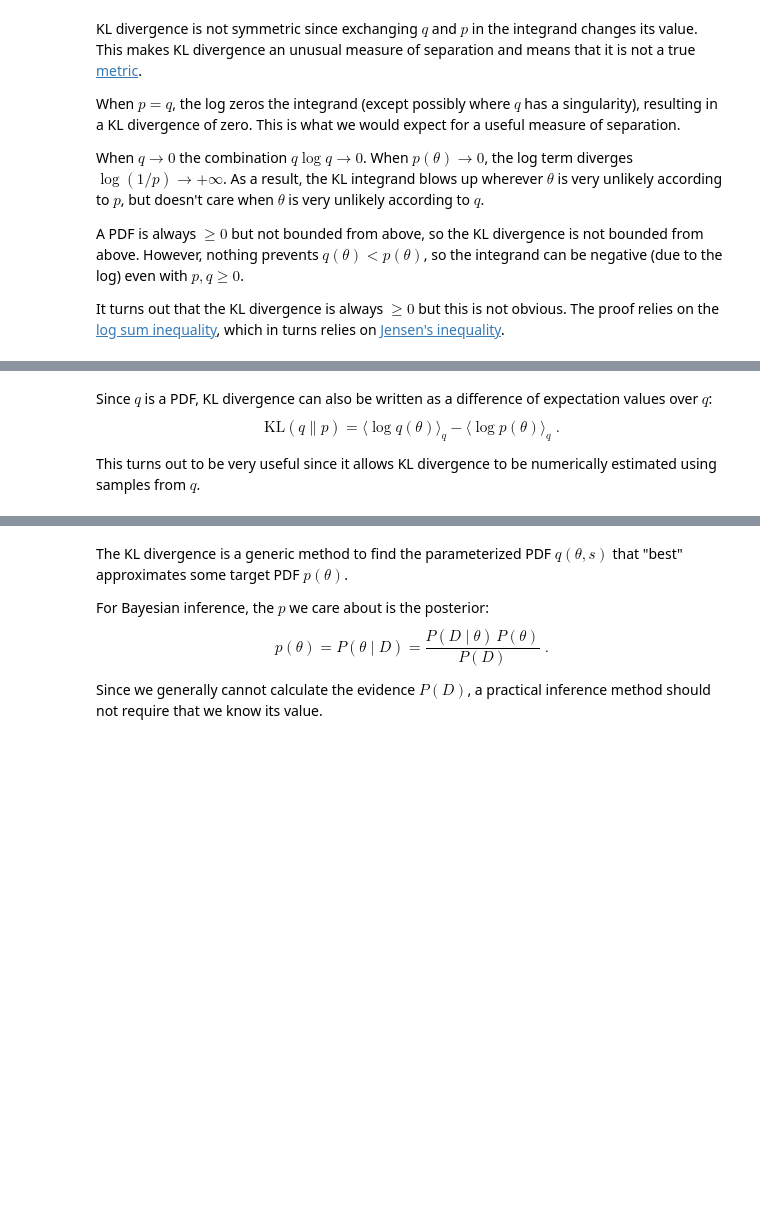
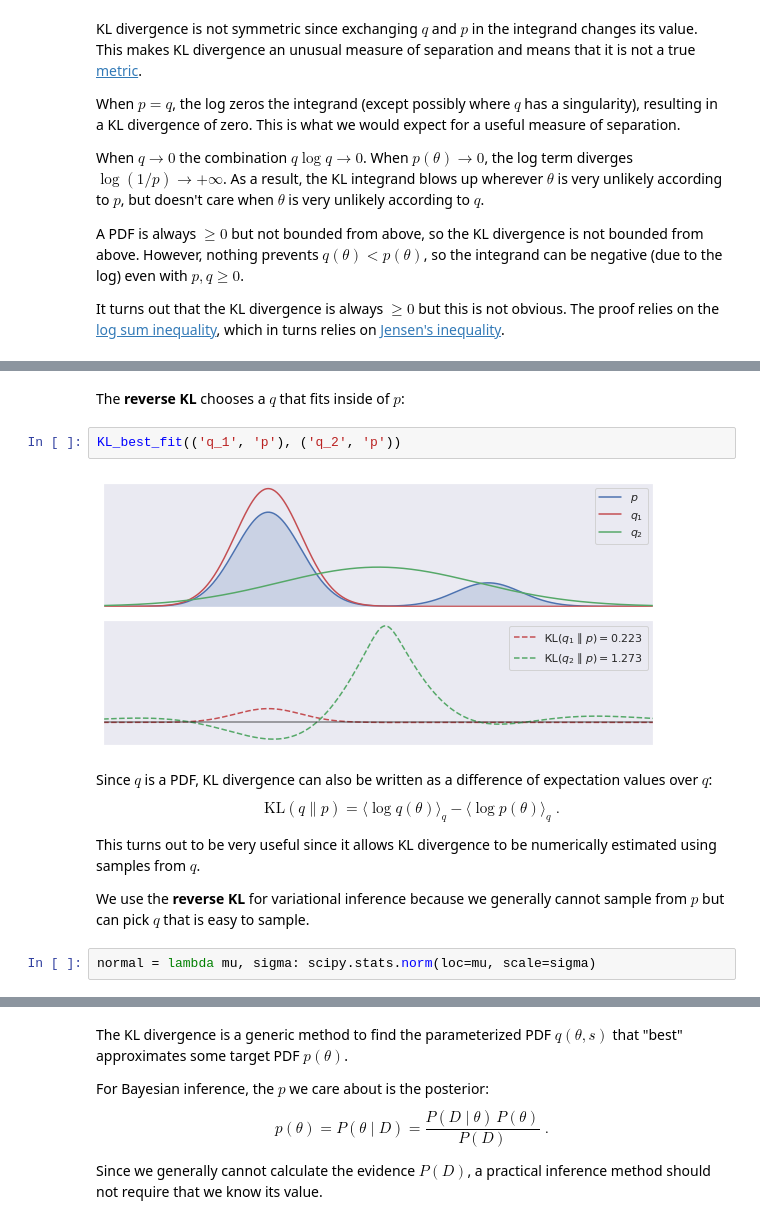
Before and after one commit to dkirkby/kavli2019, a Jupyter notebook: Lecture1.ipynb, the cells around one changed output, grey strips where cells are left out. Drawn from its saved outputs; the diff is of its cells as text; blank space fills up the shorter version.

```diff
--- a/Lecture1.ipynb
+++ b/Lecture1.ipynb
@@ -898,3 +953,9 @@ It turns out that the KL divergence is always $\ge 0$ but this is not obvious. T
+# %% [markdown]
+The **reverse KL** chooses a $q$ that fits inside of $p$:
+# %%
+KL_best_fit(('q_1', 'p'), ('q_2', 'p'))
+# %% [output]
+[figure, added]
 # %% [markdown]
 Since $q$ is a PDF, KL divergence can also be written as a difference of expectation values over $q$:
 $$
@@ -902,3 +963,7 @@ $$
 $$
 
 This turns out to be very useful since it allows KL divergence to be numerically estimated using samples from $q$.
+
+We use the **reverse KL** for variational inference because we generally cannot sample from $p$ but can pick $q$ that is easy to sample.
+# %%
+normal = lambda mu, sigma: scipy.stats.norm(loc=mu, scale=sigma)
```
Also changed, not shown: parts of 7 cells of this notebook.
